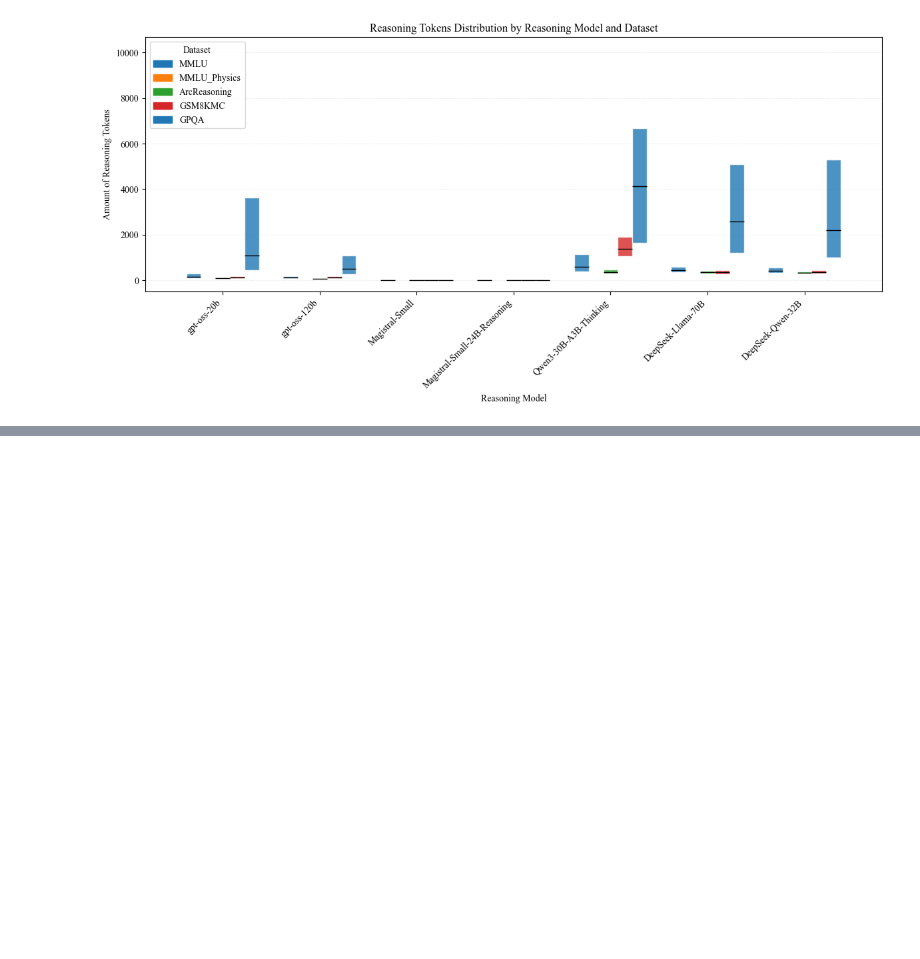
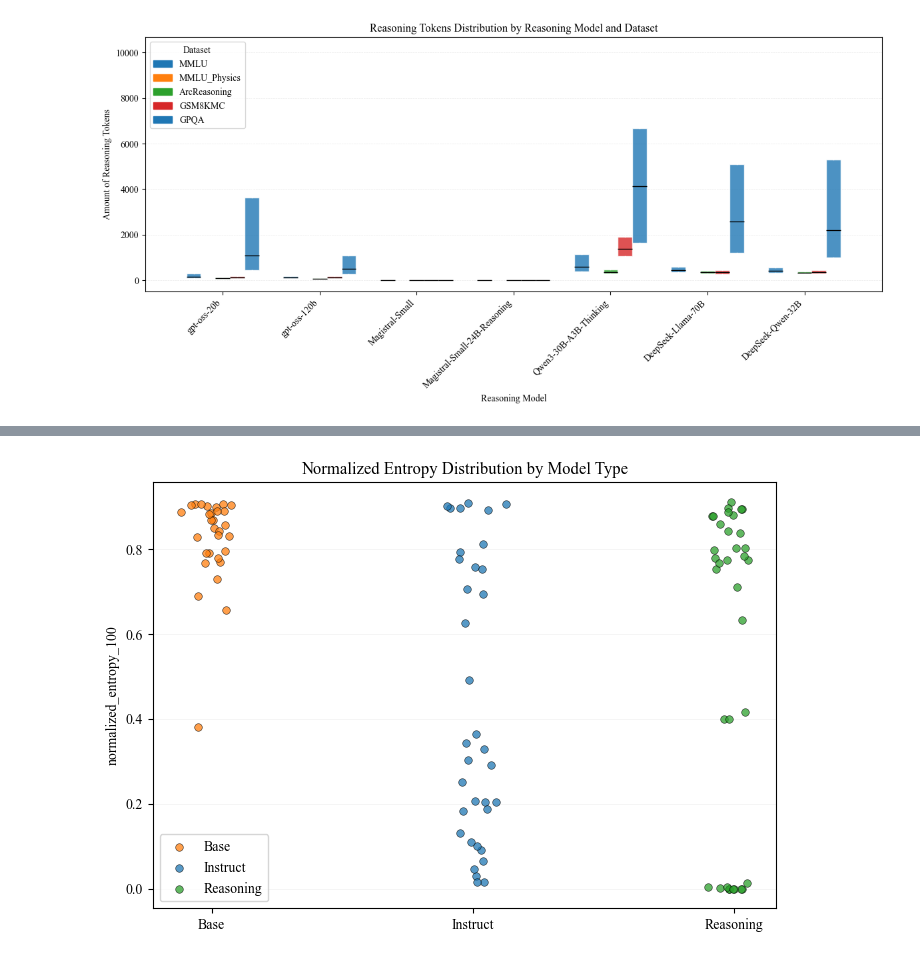
Before and after one commit to muelphil/llm-uncertainty-bench, a Jupyter notebook: llm-uncertainty-bench/label_prob_calibration/analysis.ipynb, the cells around one changed output, grey strips where cells are left out. Saved outputs shown, nothing was run; the diff lists cells and outputs as text; code cells hidden in the pictures; blank space fills up the shorter version.

```diff
--- a/llm-uncertainty-bench/label_prob_calibration/analysis.ipynb
+++ b/llm-uncertainty-bench/label_prob_calibration/analysis.ipynb
@@ -853,0 +842,6 @@ NameError: name 'data' is not defined
+# %%
+pname = "data_prompt_1"
+for dataset, model in product(all_datasets, models):
+    ds_id, m_id = dataset["id"], model["id"]
+    print(model['type'])
+    cal_data['data_prompt_1'][ds_id][m_id]['norm_chosen']['normalized_entropy_100'] #float
@@ -853,0 +866,72 @@ NameError: name 'data' is not defined
+# %%
+# Collect values grouped by model type
+groups = {
+    "base": [],
+    "instruct": [],
+    "reasoning": [],
+}
+
+pname = "data_prompt_1"
+
+for dataset, model in product(all_datasets, models):
+    ds_id = dataset["id"]
+    m_id = model["id"]
+    m_type = model["type"]
+
+    try:
+        val = cal_data[pname][ds_id][m_id]["norm_chosen"]["normalized_entropy_100"]
+
+        if val is not None and np.isfinite(val):
+            groups[m_type].append(val)
+
+    except KeyError:
+        continue
+
+# Plot
+fig, ax = plt.subplots(figsize=(7, 5))
+
+order = ["base", "instruct", "reasoning"]
+colors = {
+    "base": "tab:orange",
+    "instruct": "tab:blue",
+    "reasoning": "tab:green",
+}
+
+# Simple swarm positioning
+rng = np.random.default_rng(42)
+
+for i, group in enumerate(order):
+    y = np.array(groups[group])
+
+    # horizontal jitter
+    x = rng.normal(loc=i, scale=0.06, size=len(y))
+
+    ax.scatter(
+        x,
+        y,
+        s=30,
+        alpha=0.75,
+        color=colors[group],
+        edgecolor="black",
+        linewidth=0.4,
+        label=group.capitalize(),
+    )
+
+# Styling
+ax.set_xticks(range(len(order)))
+ax.set_xticklabels([g.capitalize() for g in order])
+ax.set_ylabel("normalized_entropy_100")
+ax.set_title("Normalized Entropy Distribution by Model Type")
+
+ax.grid(axis="y", alpha=0.3)
+ax.set_axisbelow(True)
+
+# Avoid duplicate legend entries
+handles, labels = ax.get_legend_handles_labels()
+unique = dict(zip(labels, handles))
+ax.legend(unique.values(), unique.keys())
+
+plt.tight_layout()
+plt.show()
+# %% [output]
+[figure, added]
```
Also changed, not shown: parts of 6 cells of this notebook, 3 other files.
